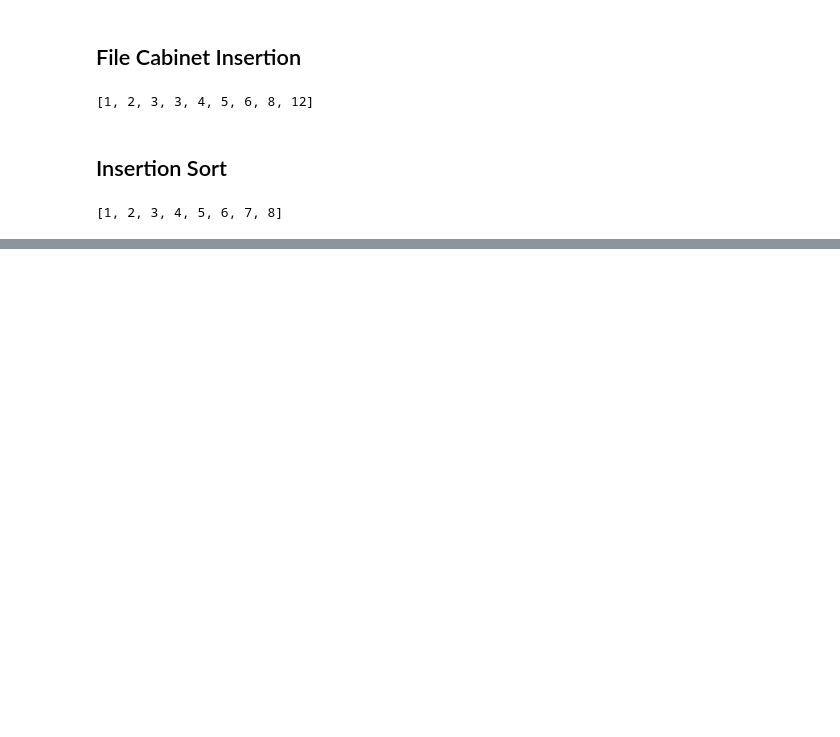
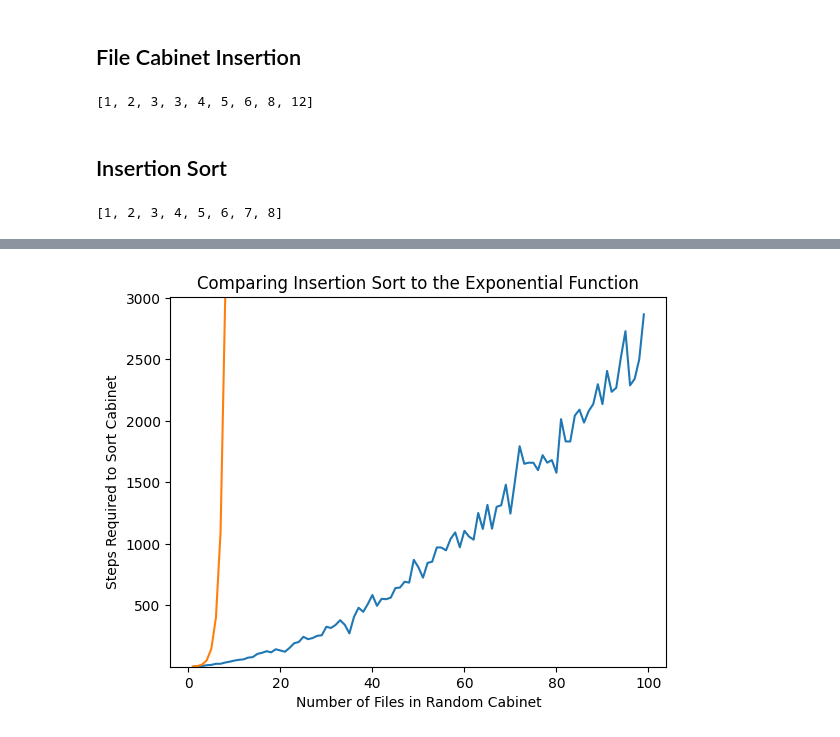
Before and after one commit to alabbott/algorithms, a Jupyter notebook: ch4/sorting.ipynb, the cells around one changed output, grey strips where cells are left out. Cells and saved outputs as stored; diff of their text form; code cells hidden in the pictures; blank space fills up the shorter version.

```diff
--- a/ch4/sorting.ipynb
+++ b/ch4/sorting.ipynb
@@ -44,0 +117,17 @@ print(sortedcabinet)
+# %%
+import math
+import numpy as np
+random.seed(5040)
+xs = list(range(1,100))
+ys = [check_steps(x) for x in xs]
+ys_exp = [math.exp(x) for x in xs]
+plt.plot(xs,ys)
+axes = plt.gca()
+axes.set_ylim([np.min(ys),np.max(ys) + 140])
+plt.plot(xs,ys_exp)
+plt.title('Comparing Insertion Sort to the Exponential Function')
+plt.xlabel('Number of Files in Random Cabinet')
+plt.ylabel('Steps Required to Sort Cabinet')
+plt.show()
+# %% [output]
+[figure, added]
```
Also changed, not shown: parts of 20 cells of this notebook.
